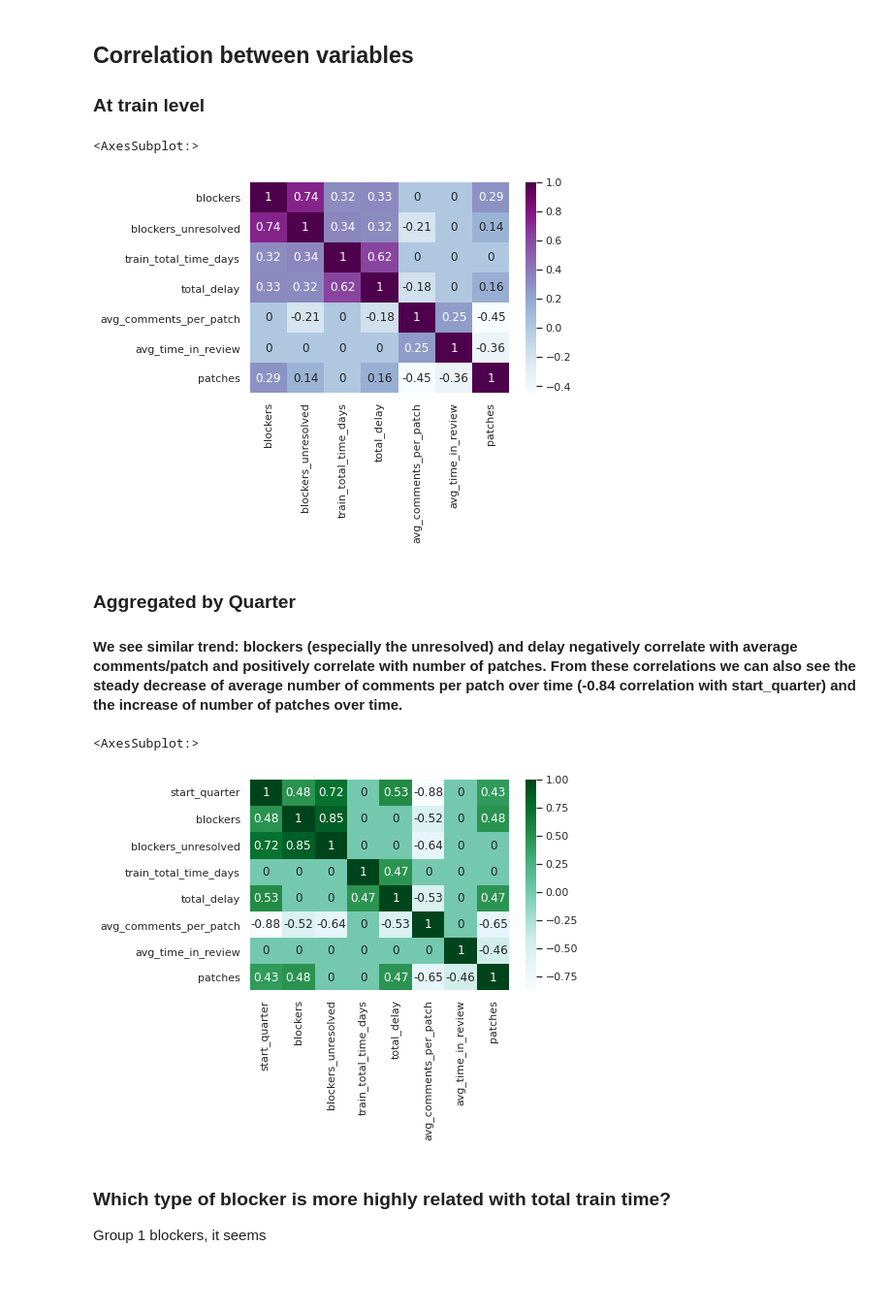
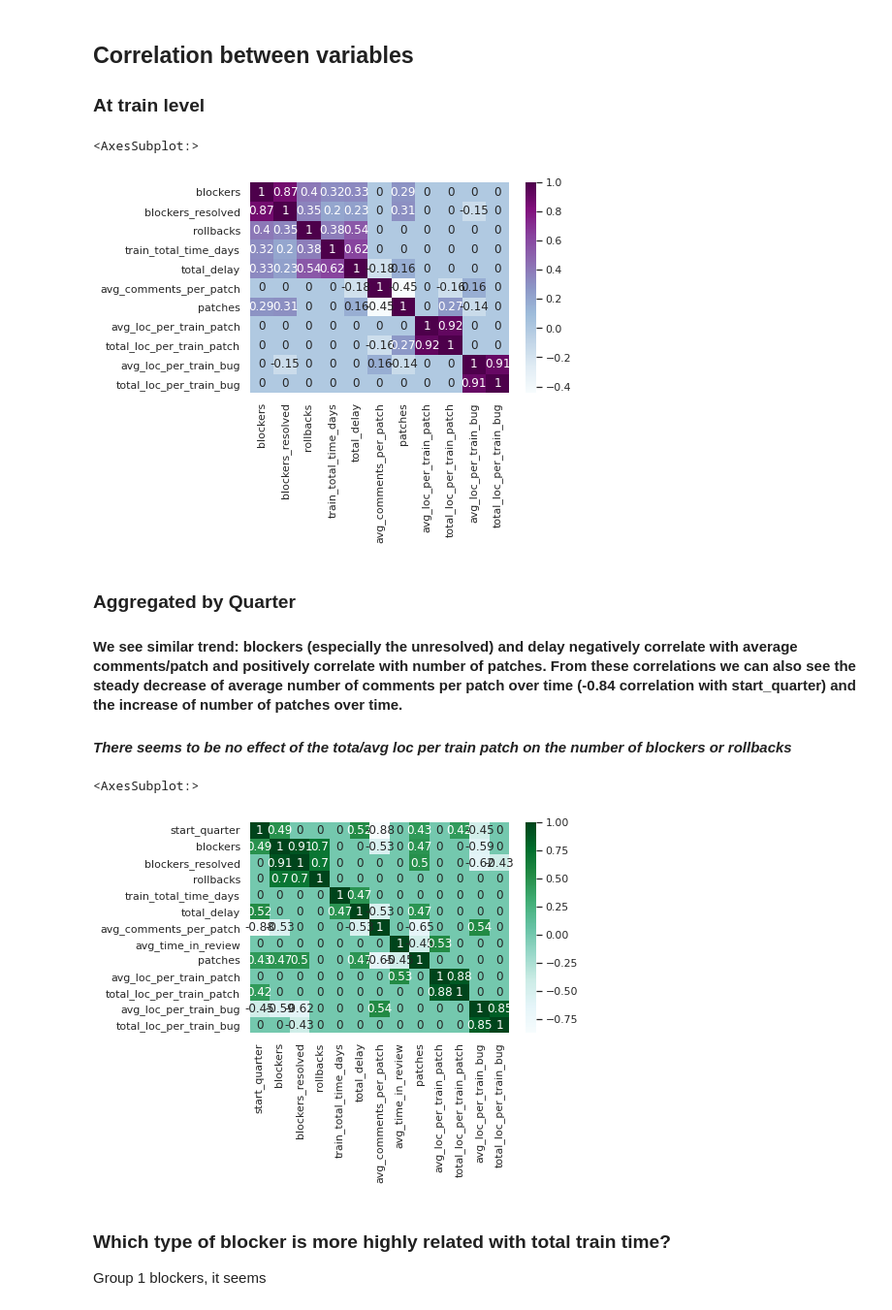
Before and after one commit to mirrys/release-engineering-data, a Jupyter notebook: metrics_reng_data.ipynb, the cells around one changed output. Shown at 97% size. Cells and saved outputs as stored; diff of their text form; code cells hidden in the pictures; blank space fills up the shorter version.

Commit message:
added resolved blockers + LOC on patch and bug analysis

```diff
--- a/metrics_reng_data.ipynb
+++ b/metrics_reng_data.ipynb
@@ -121,0 +177,8 @@ Comments, number of patches, average delay/train times, average blockers
+# %%
+#clipping data to avoid outliers effects
+for a,c in zip(['total_loc_per_train_patch','avg_loc_per_train_patch','total_loc_per_train_bug','avg_loc_per_train_bug'],[300000]+[1000]*3):
+    traindata[a]=[i if i <c else c for i in traindata[a]]
+# %%
+#clipping data to avoid outliers effects
+for a,c in zip(['loc_quantized','avg_loc_quantized','loc_bug_quantized','avg_loc_bug_quantized',],[300000]+[1000]*3):
+    traindata[a]=[i if i <c else c for i in traindata[a]]
@@ -143,0 +231,16 @@ x=plt.xticks(rotation=90)
+# %%
+from datetime import date
+plt.clf()
+sns.set(style="whitegrid")
+
+fig,  ax= plt.subplots(figsize=(17, 7))
+
+#sns.regplot(x="start_quarter", y="total_loc_per_train_patch",data=traindata,color="blue", label="avg loc per bug patch",scatter_kws={'s':2})
+#sns.lineplot(x="start_quarter", y="total_loc_per_train_patch",data=traindata,color="blue", linewidth=1,alpha=0.3,err_kws={'alpha':0.1})
+sns.regplot(x="start_quarter", y="total_loc_per_train_patch",data=traindata,color="mediumblue", label="total loc in a train",scatter_kws={'s':2})
+sns.lineplot(x="start_quarter", y="total_loc_per_train_patch",data=traindata,color="mediumblue", linewidth=1,alpha=0.3,err_kws={'alpha':0.1})
+legend = ax.legend(loc='upper right', shadow=True, fontsize='small')
+new_labels = [date.fromordinal(int(item)) for item in ax.get_xticks()]
+ax.set_xticklabels(new_labels)
+legend = ax.legend(loc='upper right', shadow=True, fontsize='small')
+x=plt.xticks(rotation=90)
@@ -143,0 +253,16 @@ x=plt.xticks(rotation=90)
+# %%
+from datetime import date
+plt.clf()
+sns.set(style="whitegrid")
+
+fig,  ax= plt.subplots(figsize=(17, 7))
+
+sns.regplot(x="start_quarter", y="avg_loc_per_train_bug",data=traindata,color="lightgreen", label="avg loc per bug patch",scatter_kws={'s':2})
+sns.lineplot(x="start_quarter", y="avg_loc_per_train_bug",data=traindata,color="lightgreen", linewidth=1,alpha=0.3,err_kws={'alpha':0.1})
+sns.regplot(x="start_quarter", y="total_loc_per_train_bug",data=traindata,color="darkgreen", label="total loc for train bugs",scatter_kws={'s':2})
+sns.lineplot(x="start_quarter", y="total_loc_per_train_bug",data=traindata,color="darkgreen", linewidth=1,alpha=0.3,err_kws={'alpha':0.1})
+legend = ax.legend(loc='upper right', shadow=True, fontsize='small')
+new_labels = [date.fromordinal(int(item)) for item in ax.get_xticks()]
+ax.set_xticklabels(new_labels)
+legend = ax.legend(loc='upper right', shadow=True, fontsize='small')
+x=plt.xticks(rotation=90)
@@ -194,20 +322,21 @@ def pearsonr_pval(x,y):
     r=pearsonr(x,y)
     return r[0] if r[1]<0.05 else 0
 # %%
-corr = traindata[["blockers","blockers_unresolved","train_total_time_days","total_delay","avg_comments_per_patch","avg_time_in_review","patches"]].corr(method=pearsonr_pval)
+corr = traindata[["blockers","blockers_resolved","rollbacks","train_total_time_days","total_delay","avg_comments_per_patch","patches","avg_loc_per_train_patch","total_loc_per_train_patch","avg_loc_per_train_bug","total_loc_per_train_bug"]].corr(method=pearsonr_pval)
 sns.heatmap(corr, cmap="BuPu", annot=True)
 # %% [output]
 <AxesSubplot:>
-[figure, old version]
+[figure, new version]
 # %% [markdown]
 ### Aggregated by Quarter
 #### We see similar trend: blockers (especially the unresolved) and delay negatively correlate with average comments/patch and positively correlate with number of patches. From these correlations we can also see the steady decrease of average number of comments per patch over time (-0.84 correlation with start_quarter) and the increase of number of patches over time.
+#### *There seems to be no effect of the tota/avg loc per train patch on the number of blockers or rollbacks*
 # %%
-corr = traindata[["blockers","blockers_unresolved","train_total_time_days","total_delay","avg_comments_per_patch","avg_time_in_review","patches","start_quarter"]].groupby("start_quarter").mean().reset_index().corr(method=pearsonr_pval)
+corr = traindata[["blockers","blockers_resolved","rollbacks","train_total_time_days","total_delay","avg_comments_per_patch","avg_time_in_review","patches","start_quarter","avg_loc_per_train_patch","total_loc_per_train_patch","avg_loc_per_train_bug","total_loc_per_train_bug"]].groupby("start_quarter").mean().reset_index().corr(method=pearsonr_pval)
 sns.heatmap(corr, cmap="BuGn", annot=True)
 # %% [output]
 <AxesSubplot:>
-[figure, old version]
+[figure, new version]
 # %% [markdown]
 ### Which type of blocker is more highly related with total train time?
 Group 1 blockers, it seems
```
Also changed, not shown: parts of 38 cells of this notebook.
